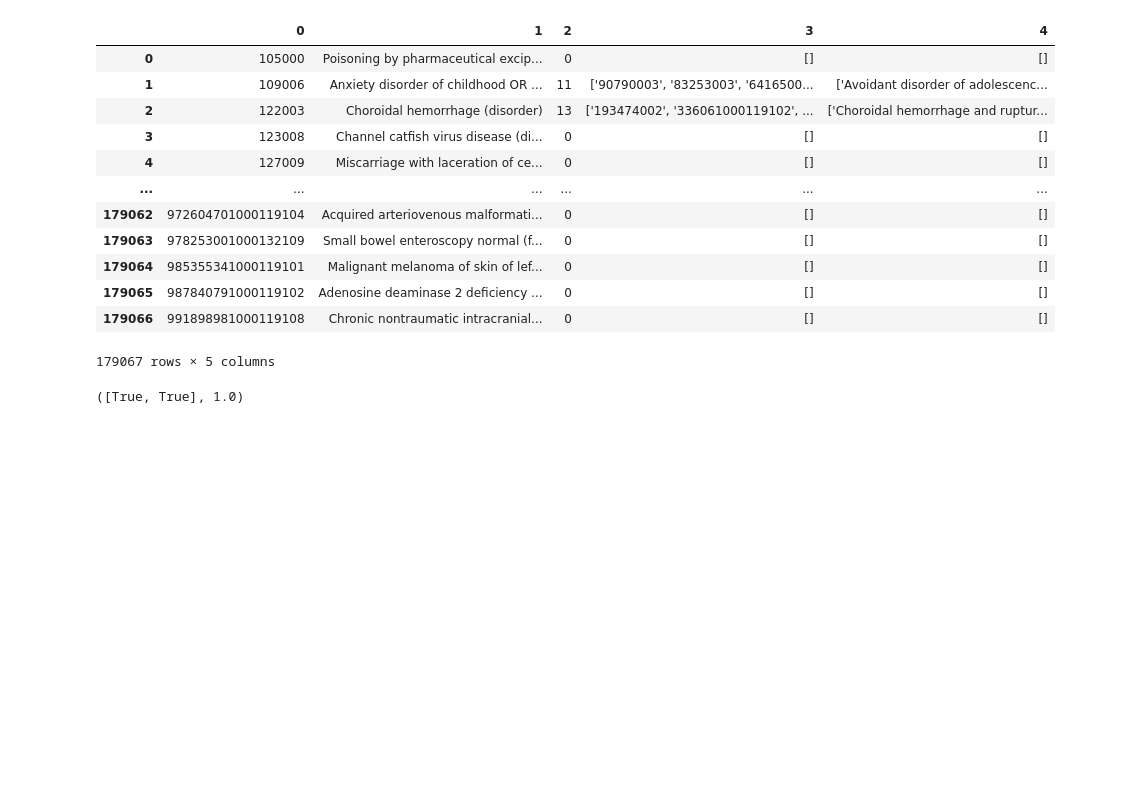
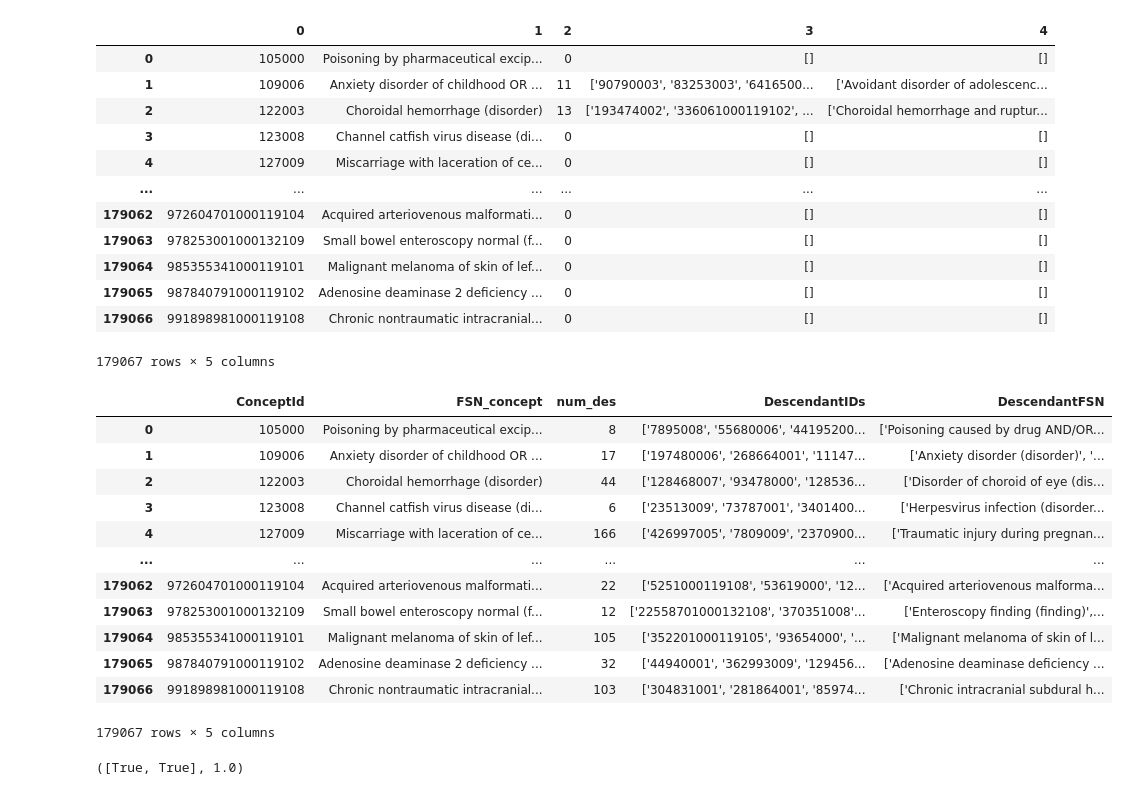
Before and after one commit to ainatersol/snomedct-neo4j, a Jupyter notebook: neo4j-connect.ipynb, the cells around one changed output. Saved outputs shown, nothing was run; the diff lists cells and outputs as text; code cells hidden in the pictures; blank space fills up the shorter version.

```diff
--- a/neo4j-connect.ipynb
+++ b/neo4j-connect.ipynb
@@ -145,8 +145,23 @@ ant_df
 | 179066 | 991898981000119108 | Chronic nontraumatic intracranial... | 0 | [] | [] |
 179067 rows × 5 columns
 # %%
-ant_df.columns = ['ConceptId', 'FSN_concept', 'num_anc', 'AncestorIDs', 'AncestorFSN']
+# ant_df.columns = ['ConceptId', 'FSN_concept', 'num_anc', 'AncestorIDs', 'AncestorFSN']
 des_df.columns = ['ConceptId', 'FSN_concept', 'num_des', 'DescendantIDs', 'DescendantFSN']
+des_df
+# %% [output]
+|  | ConceptId | FSN_concept | num_des | DescendantIDs | DescendantFSN |
+| 0 | 105000 | Poisoning by pharmaceutical excip... | 8 | ['7895008', '55680006', '44195200... | ['Poisoning caused by drug AND/OR... |
+| 1 | 109006 | Anxiety disorder of childhood OR ... | 17 | ['197480006', '268664001', '11147... | ['Anxiety disorder (disorder)', '... |
+| 2 | 122003 | Choroidal hemorrhage (disorder) | 44 | ['128468007', '93478000', '128536... | ['Disorder of choroid of eye (dis... |
+| 3 | 123008 | Channel catfish virus disease (di... | 6 | ['23513009', '73787001', '3401400... | ['Herpesvirus infection (disorder... |
+| 4 | 127009 | Miscarriage with laceration of ce... | 166 | ['426997005', '7809009', '2370900... | ['Traumatic injury during pregnan... |
+| ... | ... | ... | ... | ... | ... |
+| 179062 | 972604701000119104 | Acquired arteriovenous malformati... | 22 | ['5251000119108', '53619000', '12... | ['Acquired arteriovenous malforma... |
+| 179063 | 978253001000132109 | Small bowel enteroscopy normal (f... | 12 | ['22558701000132108', '370351008'... | ['Enteroscopy finding (finding)',... |
+| 179064 | 985355341000119101 | Malignant melanoma of skin of lef... | 105 | ['352201000119105', '93654000', '... | ['Malignant melanoma of skin of l... |
+| 179065 | 987840791000119102 | Adenosine deaminase 2 deficiency ... | 32 | ['44940001', '362993009', '129456... | ['Adenosine deaminase deficiency ... |
+| 179066 | 991898981000119108 | Chronic nontraumatic intracranial... | 103 | ['304831001', '281864001', '85974... | ['Chronic intracranial subdural h... |
+179067 rows × 5 columns
 # %%
 import numpy as np
 
```
Also changed, not shown: parts of 10 cells of this notebook.
